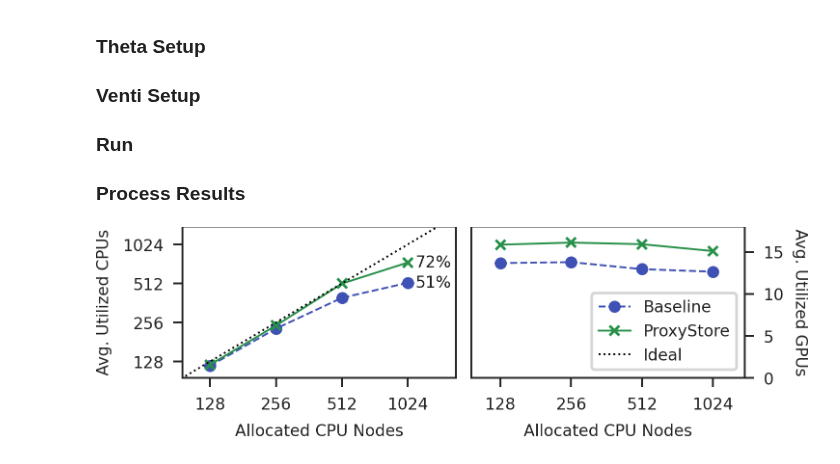
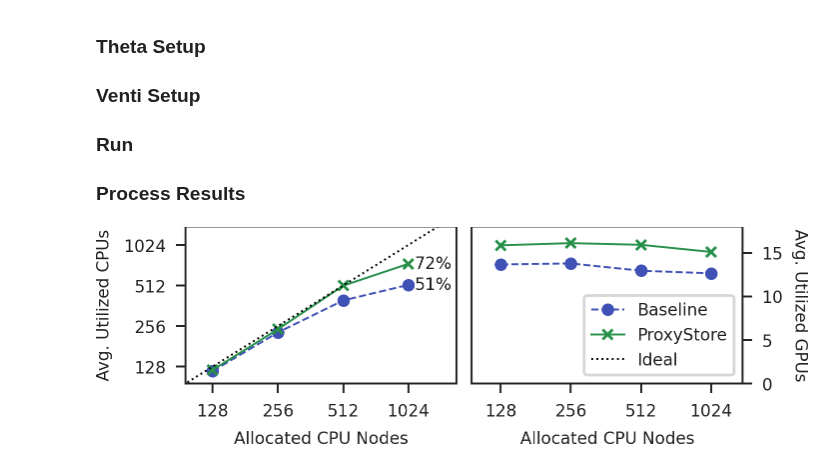
Before and after one commit to proxystore/sc23-evaluation, a Jupyter notebook: 7-molecular-design.ipynb, the cells around one changed output. Drawn from its saved outputs; the diff is of its cells as text; code cells hidden in the pictures.

```diff
--- a/7-molecular-design.ipynb
+++ b/7-molecular-design.ipynb
@@ -88,33 +103,33 @@ axs[1].set_xlim([96, 1400])
 axs[1].yaxis.tick_right()
 axs[1].yaxis.set_label_position("right")
 for axis in [axs[1].xaxis, axs[1].yaxis]:
     axis.set_major_formatter(ScalarFormatter())
 
 x1, y1 = NODES[-1], DATA[PROXYSTORE]['CPU'][-1]
 x2, y2 = NODES[-1], DATA['Baseline']['CPU'][-1]
 axs[0].annotate(
     f'{y1 * 100:.0f}%',
     xy=(490, 480),
     xytext=(x1*1.3, x1*y1),
     fontsize=6,
     va="center",
     ha="center"
 )
 axs[0].annotate(
     f'{y2 * 100:.0f}%',
     xy=(512, 290),
     xytext=(x2*1.3, x2*y2),
     fontsize=6,
     va="center",
     ha="center"
 )
 
 handles, labels = axs[0].get_legend_handles_labels()
 axs[1].legend(handles, labels, loc='lower right')
 
-fig.tight_layout(w_pad=1)
+fig.tight_layout()
 
-fig.set_size_inches(3.5, 0.9)
+fig.set_size_inches(3.35, 0.9)
 plt.savefig('figures/moldesign-scaling.pdf', pad_inches=0.05)
 # %% [output]
-[figure, old version]
+[figure, new version]
```
Also changed, not shown: parts of 1 cell of this notebook, 13 other files.
